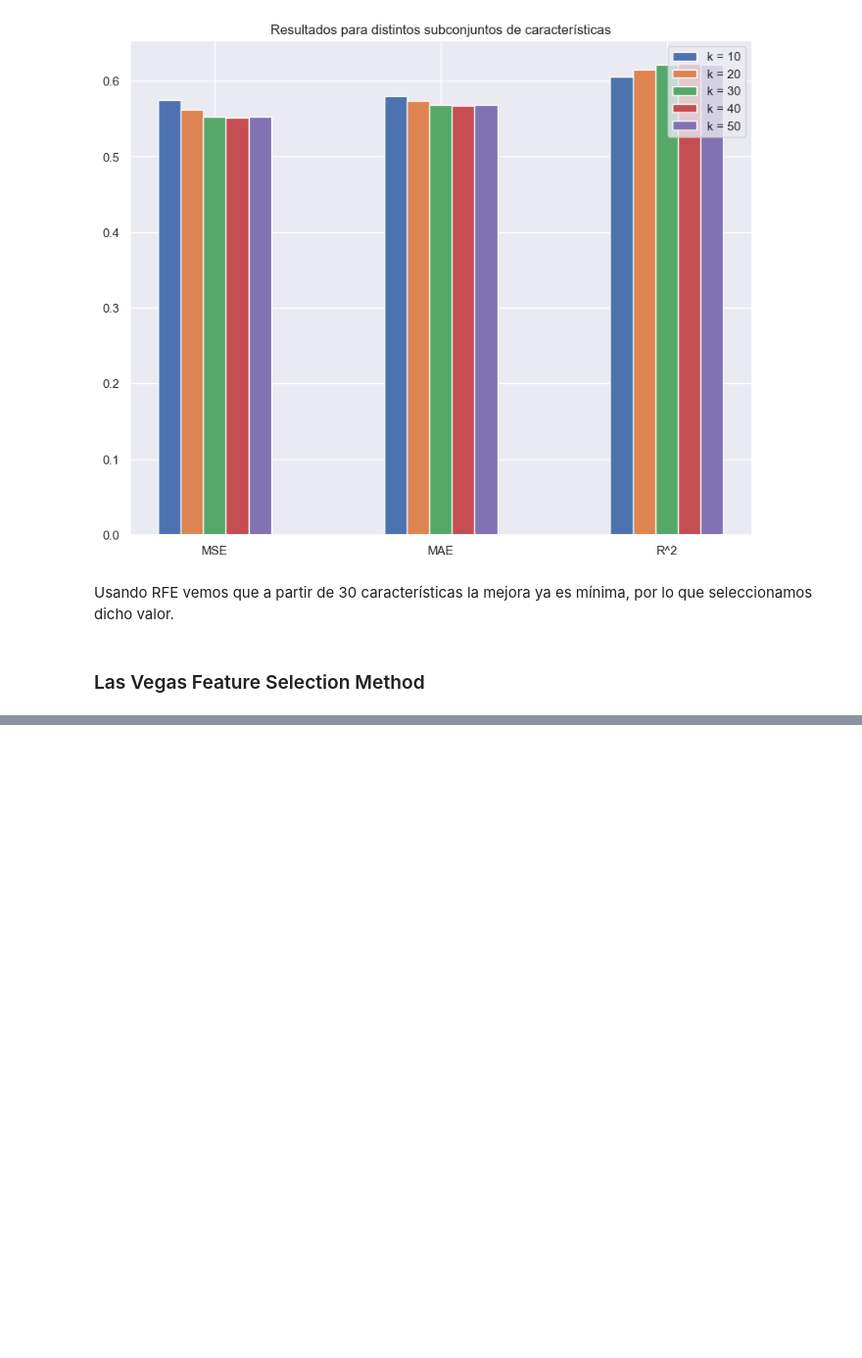
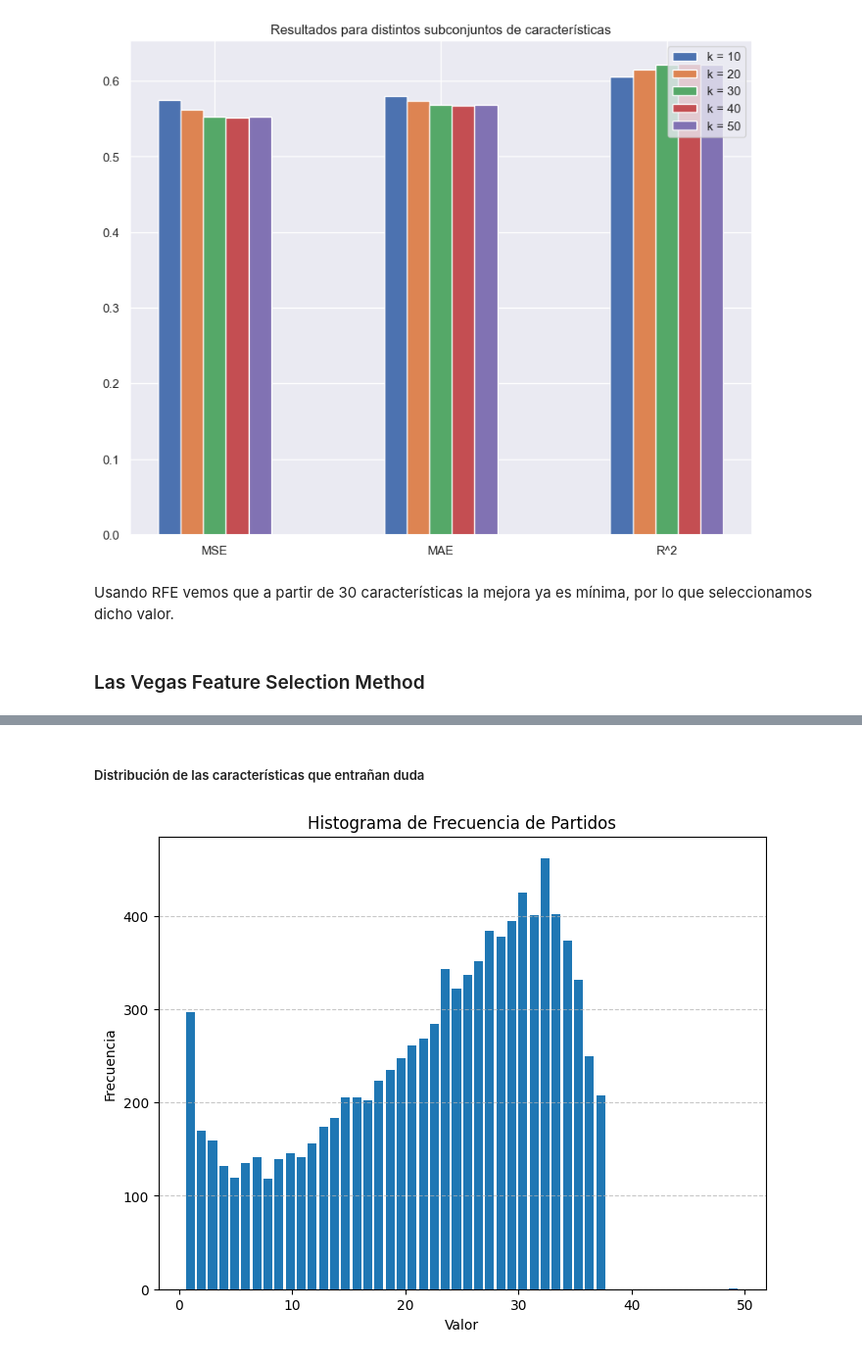
Before and after one commit to JMMelcrack/Predictive-models-applied-to-the-analysis-of-professional-footballers-wages, a Jupyter notebook: FeatureSelection.ipynb, the cells around one changed output, grey strips where cells are left out. Shown at 98% size. Drawn from its saved outputs; the diff is of its cells as text; code cells hidden in the pictures; blank space fills up the shorter version.

```diff
--- a/FeatureSelection.ipynb
+++ b/FeatureSelection.ipynb
@@ -680,6 +680,9 @@ scaler = MinMaxScaler()
 # Ajusta el escalador utilizando los datos de train
 scaler.fit(x_train[continuas_indices])
 
+# Guardamos el dataset sin normalizar
+x_train_noNorm = x_train.copy()
+
 # Escalamos train y test con los factores de train
 x_train[continuas_indices] = scaler.transform(x_train[continuas_indices])
 x_test[continuas_indices] = scaler.transform(x_test[continuas_indices])
@@ -1023,0 +1051,32 @@ Para poder comprobar si dos instancias son inconsistentes necesitamos discretiza
+# %%
+# Truncamos estadísticas redondeando a las unidades
+x_train_noNorm['xG'] = round(x_train_noNorm['xG'])
+x_train_noNorm['xG sin penaltis'] = round(x_train_noNorm['xG sin penaltis'])
+x_train_noNorm['xAG'] = round(x_train_noNorm['xAG'])
+x_train_noNorm['Distancia tiros'] = round(x_train_noNorm['Distancia tiros'])
+# %% [markdown]
+##### Distribución de las características que entrañan duda
+# %%
+import seaborn as sns
+
+def histogramaDiscreto(valores, titulo, nulos=False):
+    if nulos: valores = [valor for valor in valores if valor != 0]
+
+    plt.figure(figsize=(8, 6))
+    plt.hist(valores, bins=max(valores)-min(valores)+1, align='left', rwidth=0.8)
+    plt.xlabel('Valor')
+    plt.ylabel('Frecuencia')
+    plt.title(titulo)
+    plt.grid(axis='y', linestyle='--', alpha=0.7)
+    plt.show()
+
+def histogramaContinuo(data, titulo):
+    sns.kdeplot(data, color='skyblue')
+    plt.xlabel('Valor')
+    plt.ylabel('Densidad')
+    plt.title(titulo)
+    plt.show()
+# %%
+histogramaDiscreto(x_train_noNorm['Partidos'].astype(int), 'Histograma de Frecuencia de Partidos')
+# %% [output]
+[figure, added]
```
Also changed, not shown: parts of 9 cells of this notebook.
